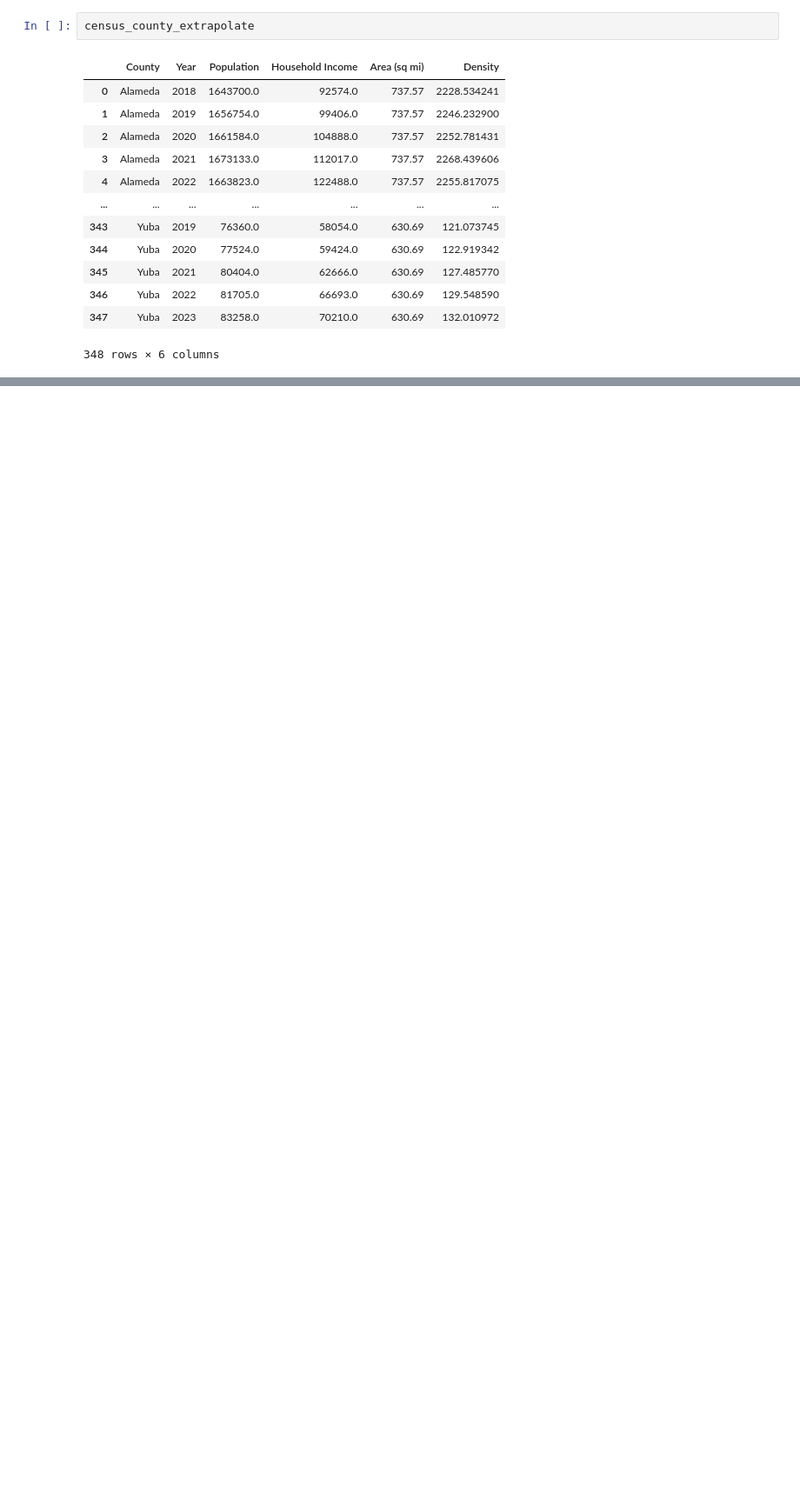
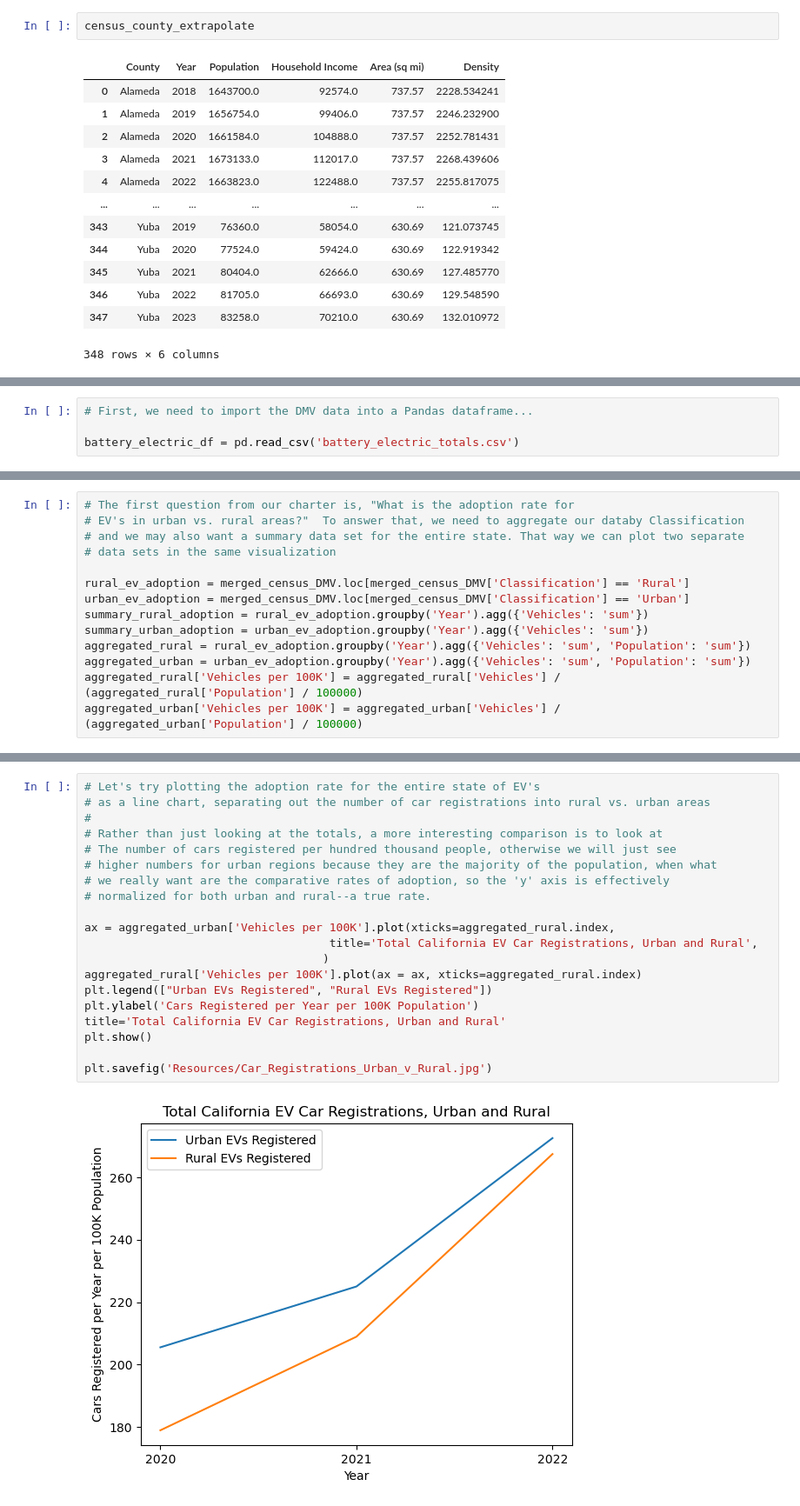
Before and after one commit to JaredWillson/group_9_project_1, a Jupyter notebook: census_jared.ipynb, the cells around one changed output, grey strips where cells are left out. Shown at 87% size. Drawn from its saved outputs; the diff is of its cells as text; blank space fills up the shorter version.

Commit message:
Updates to notebook merging in DMV data and including visualizations

```diff
--- a/census_jared.ipynb
+++ b/census_jared.ipynb
@@ -288,0 +333,4 @@ census_county_extrapolate
+# %%
+# First, we need to import the DMV data into a Pandas dataframe...
+
+battery_electric_df = pd.read_csv('battery_electric_totals.csv')
@@ -288,0 +449,14 @@ census_county_extrapolate
+# %%
+# The first question from our charter is, "What is the adoption rate for
+# EV's in urban vs. rural areas?"  To answer that, we need to aggregate our databy Classification
+# and we may also want a summary data set for the entire state. That way we can plot two separate
+# data sets in the same visualization
+
+rural_ev_adoption = merged_census_DMV.loc[merged_census_DMV['Classification'] == 'Rural']
+urban_ev_adoption = merged_census_DMV.loc[merged_census_DMV['Classification'] == 'Urban']
+summary_rural_adoption = rural_ev_adoption.groupby('Year').agg({'Vehicles': 'sum'})
+summary_urban_adoption = urban_ev_adoption.groupby('Year').agg({'Vehicles': 'sum'})
+aggregated_rural = rural_ev_adoption.groupby('Year').agg({'Vehicles': 'sum', 'Population': 'sum'})
+aggregated_urban = urban_ev_adoption.groupby('Year').agg({'Vehicles': 'sum', 'Population': 'sum'})
+aggregated_rural['Vehicles per 100K'] = aggregated_rural['Vehicles'] / (aggregated_rural['Population'] / 100000)
+aggregated_urban['Vehicles per 100K'] = aggregated_urban['Vehicles'] / (aggregated_urban['Population'] / 100000)
@@ -288,0 +466,22 @@ census_county_extrapolate
+# %%
+# Let's try plotting the adoption rate for the entire state of EV's
+# as a line chart, separating out the number of car registrations into rural vs. urban areas
+#
+# Rather than just looking at the totals, a more interesting comparison is to look at
+# The number of cars registered per hundred thousand people, otherwise we will just see
+# higher numbers for urban regions because they are the majority of the population, when what
+# we really want are the comparative rates of adoption, so the 'y' axis is effectively
+# normalized for both urban and rural--a true rate.
+
+ax = aggregated_urban['Vehicles per 100K'].plot(xticks=aggregated_rural.index,
+                                    title='Total California EV Car Registrations, Urban and Rural',
+                                   )
+aggregated_rural['Vehicles per 100K'].plot(ax = ax, xticks=aggregated_rural.index)
+plt.legend(["Urban EVs Registered", "Rural EVs Registered"])
+plt.ylabel('Cars Registered per Year per 100K Population')
+title='Total California EV Car Registrations, Urban and Rural'
+plt.show()
+
+plt.savefig('Resources/Car_Registrations_Urban_v_Rural.jpg')
+# %% [output]
+[figure, added]
```
Also changed, not shown: parts of 17 cells of this notebook, 2 other files.
